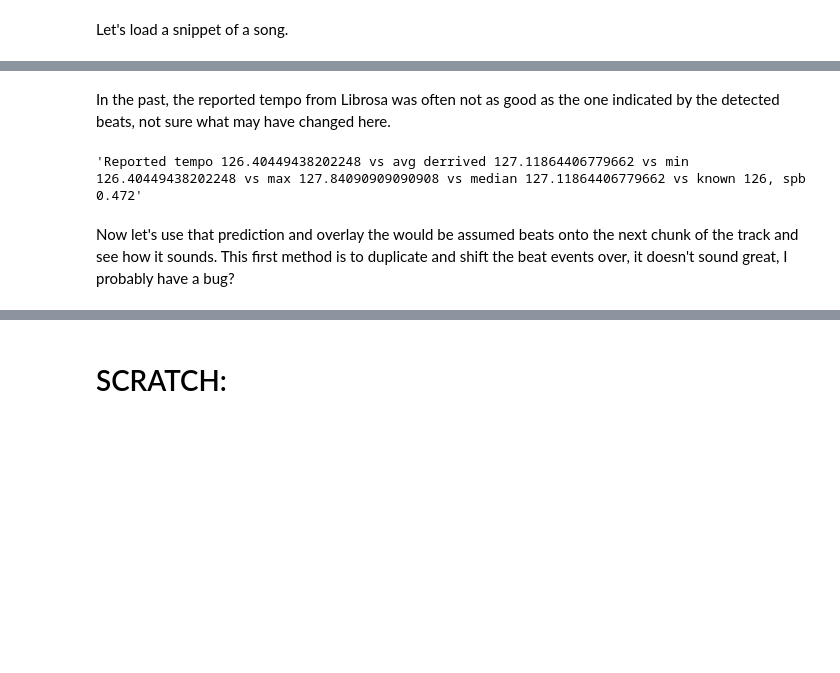
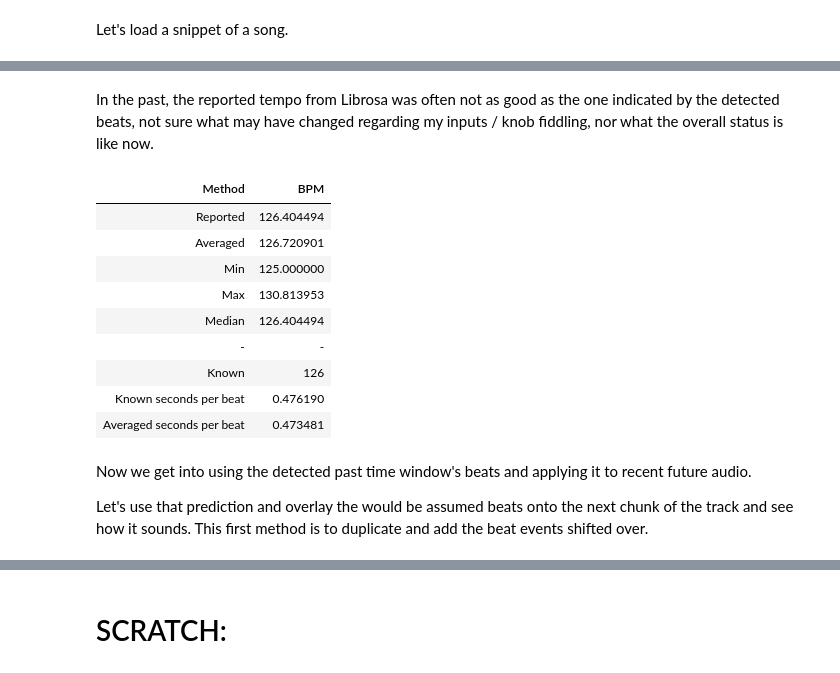
Before and after one commit to JohnnyMarnell/iqe, a Jupyter notebook: src/audio-tooling/jupyter/tempo.ipynb, the cells around one changed output, grey strips where cells are left out. Saved outputs shown, nothing was run; the diff lists cells and outputs as text; code cells hidden in the pictures; blank space fills up the shorter version.

Commit message:
Cleaned up and promising beat detect notebook

```diff
--- a/src/audio-tooling/jupyter/tempo.ipynb
+++ b/src/audio-tooling/jupyter/tempo.ipynb
@@ -49,0 +19,32 @@ ipd.Audio(y, rate=sr)
+# %%
+TEST_CASE_INDEX = 1
+
+test_cases = [
+    # these are all pretty good
+    {'src': '**/*Ed*', 'known_tempo': 126, 'start': 60.34, 'len': 2.5 },
+    {'src': '**/*Ed*', 'known_tempo': 126, 'start': 60.34, 'len': 5 },
+    {'src': '**/*Ed*', 'known_tempo': 126, 'start': 60.34, 'len': 10 },
+    {'src': '**/*Ed*', 'known_tempo': 126, 'start': 60.34, 'len': 20 },
+
+    # this song has more complicated rhythm, first case is 1.33x tempo, and sounds triplet feel.
+    # second is closer to tempo, but still off sounding. 3rd, long 20s window, sounds great
+    {'src': '**/*Dua*Rules*', 'known_tempo': 116, 'start': 60.80, 'len': 5 },
+    {'src': '**/*Dua*Rules*', 'known_tempo': 116, 'start': 60.80, 'len': 10 },
+    {'src': '**/*Dua*Rules*', 'known_tempo': 116, 'start': 80.80, 'len': 20 },
+
+    #
+
+    # simple metronomes
+    {'src': '**/*126 BPM*', 'known_tempo': 126, 'start': 22.8, 'len': 5 },
+    {'src': '**/*120 BPM*', 'known_tempo': 120, 'start': 10,   'len': 5 },
+]
+
+test_case = test_cases[TEST_CASE_INDEX]
+test_case['end'] = test_case['start'] + test_case['len']
+
+src = glob.glob(test_case['src'])[0]
+y, sr = librosa.load(src, sr=48000, offset=test_case['start'], duration=test_case['len'])
+
+ipd.display(pd.DataFrame([[sr, len(y), len(y.shape)]],
+                         columns=["Sample rate Hz", "Num Samples", "Channels"]).style.hide())
+ipd.Audio(y, rate=sr)
@@ -96,18 +110,29 @@ tempo = derived_tempo
 # %% [markdown]
-In the past, the reported tempo from Librosa was often not as good as the one indicated by the detected beats, not sure what may have changed here.
+In the past, the reported tempo from Librosa was often not as good as the one indicated by the detected beats, not sure what may have changed regarding my inputs / knob fiddling, nor what the overall status is like now.
-# %%
-spb = np.average(np.diff(beats)) # beats per sec
-tempo = 60 / spb
-
-ipd.display(('Reported tempo {} vs avg derrived {} '
-             + 'vs min {} vs max {} vs median {} '
-             + 'vs known {}, spb {}').format(
-                 reported_tempo, derived_tempo,
-                 60 / np.max(np.diff(beats)),
-                 60 / np.min(np.diff(beats)),
-                 60 / np.median(np.diff(beats)),
-                 KNOWN_TEMPO, spb))
-# %% [output]
-'Reported tempo 126.40449438202248 vs avg derrived 127.11864406779662 vs min 126.40449438202248 vs max 127.84090909090908 vs median 127.11864406779662 vs known 126, spb 0.472'
+# %%
+pd.DataFrame([
+    ['Reported', reported_tempo],
+    ['Averaged', 60 / np.average(np.diff(beats))],
+    ['Min', 60 / np.max(np.diff(beats))],
+    ['Max', 60 / np.min(np.diff(beats))],
+    ['Median', 60 / np.median(np.diff(beats))],
+    ['-','-'],
+    ['Known', test_case['known_tempo']],
+    ['Known seconds per beat', 60 / test_case['known_tempo'] ],
+    ['Averaged seconds per beat', np.average(np.diff(beats))],
+], columns=["Method", "BPM"]).style.hide()
+# %% [output]
+| Method | BPM |
+| Reported | 126.404494 |
+| Averaged | 126.720901 |
+| Min | 125.000000 |
+| Max | 130.813953 |
+| Median | 126.404494 |
+| - | - |
+| Known | 126 |
+| Known seconds per beat | 0.476190 |
+| Averaged seconds per beat | 0.473481 |
 # %% [markdown]
-Now let's use that prediction and overlay the would be assumed beats onto the next chunk of the track and see how it sounds. This first method is to duplicate and shift the beat events over, it doesn't sound great, I probably have a bug?
+Now we get into using the detected past time window's beats and applying it to recent future audio.
+
+Let's use that prediction and overlay the would be assumed beats onto the next chunk of the track and see how it sounds. This first method is to duplicate and add the beat events shifted over.
```
Also changed, not shown: parts of 14 cells of this notebook.
